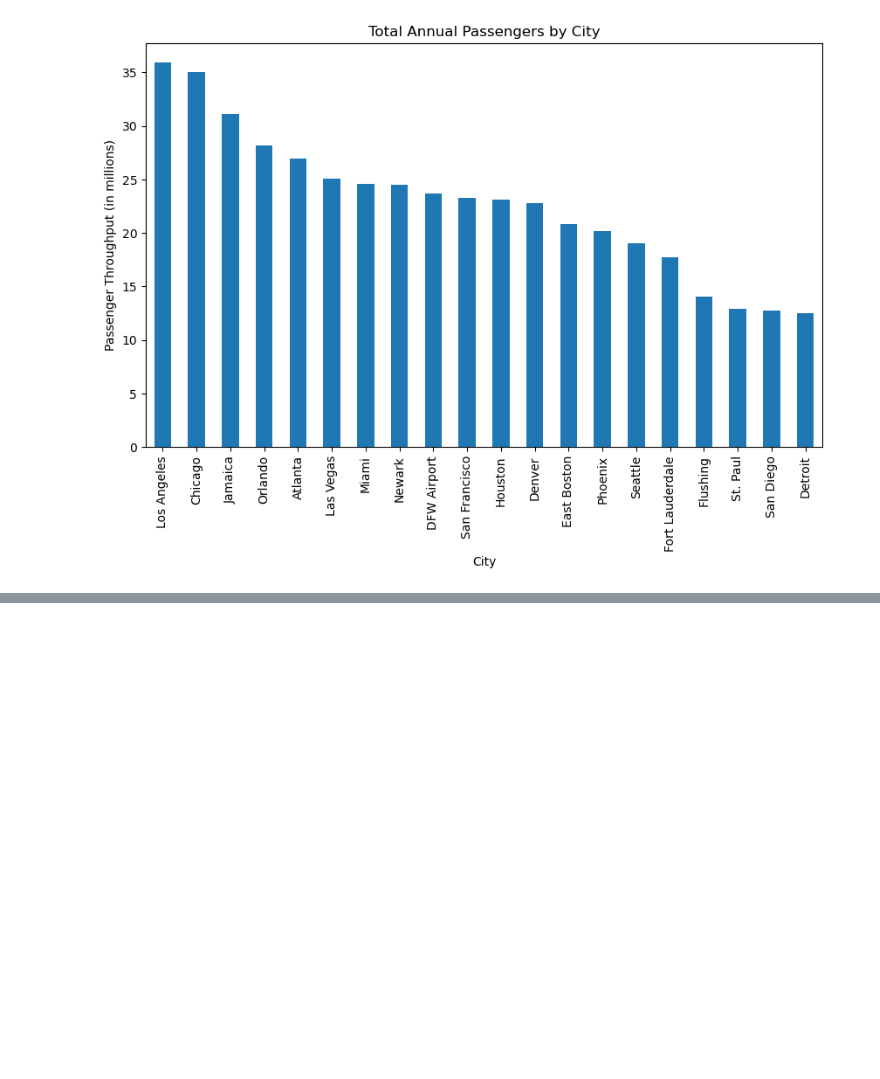
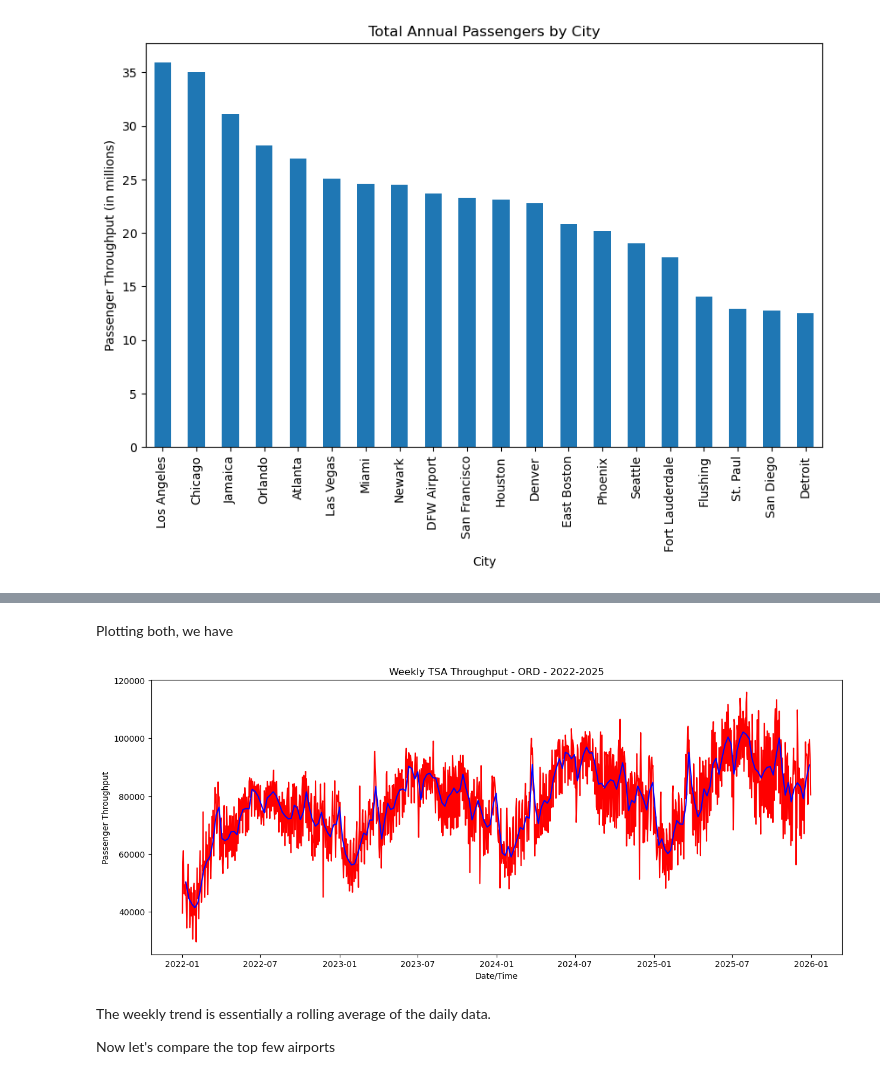
Before and after one commit to Erdos-Projects/spring-2026-busy-airports, a Jupyter notebook: notebooks/eda.ipynb, the cells around one changed output, grey strips where cells are left out. Cells and saved outputs as stored; diff of their text form; code cells hidden in the pictures; blank space fills up the shorter version.

```diff
--- a/notebooks/eda.ipynb
+++ b/notebooks/eda.ipynb
@@ -411,0 +502,16 @@ plt.show()
+# %% [markdown]
+Plotting both, we have
+# %%
+plt.figure(figsize=(15, 6))
+plt.plot(ord_daily.index, ord_daily, 'r-', label="daily")
+plt.plot(ord_weekly.index, ord_weekly/7, 'b-', label="weekly")
+plt.title('Weekly TSA Throughput - ORD - 2022-2025')
+plt.xlabel('Date/Time')
+plt.ylabel('Passenger Throughput')
+plt.show()
+# %% [output]
+[figure, added]
+# %% [markdown]
+The weekly trend is essentially a rolling average of the daily data.
+
+Now let's compare the top few airports
```
Also changed, not shown: parts of 21 cells of this notebook.
